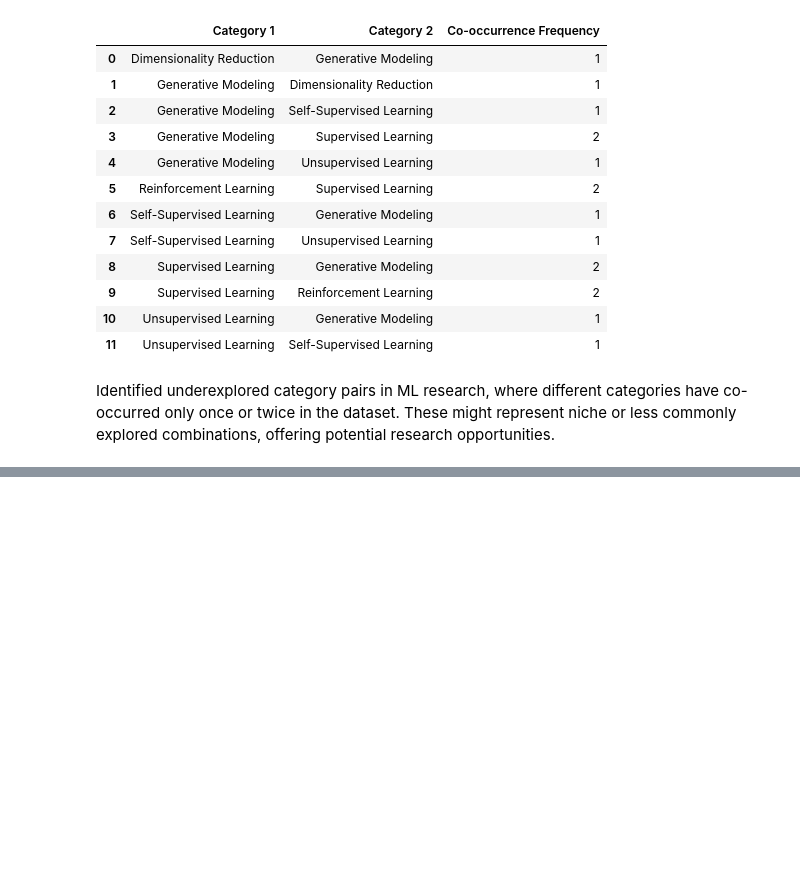
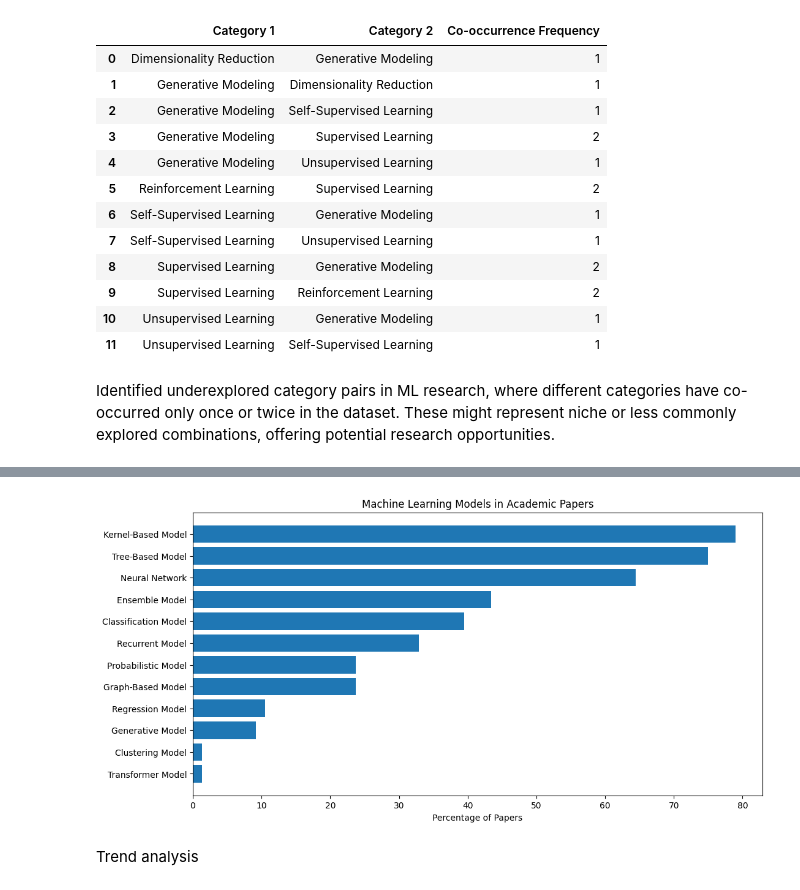
Before and after one commit to seyedrezamirkhani/ml-lncRNA, a Jupyter notebook: src/notebooks/part-03-finding-ML-methods-with-rules/12-analyse-search-results.ipynb, the cells around one changed output, grey strips where cells are left out. Cells and saved outputs as stored; diff of their text form; code cells hidden in the pictures; blank space fills up the shorter version.

```diff
--- a/src/notebooks/part-03-finding-ML-methods-with-rules/12-analyse-search-results.ipynb
+++ b/src/notebooks/part-03-finding-ML-methods-with-rules/12-analyse-search-results.ipynb
@@ -632,0 +695,11 @@ Identified underexplored category pairs in ML research, where different categori
+# %%
+plot_category_vs_papers(df=ml_category_counts_df,
+                        category='ml_model_category',
+                        papers='paper_pct',
+                        title='Machine Learning Models in Academic Papers',
+                        xlabel='Percentage of Papers'
+                       )
+# %% [output]
+[figure, added]
+# %% [markdown]
+Trend analysis
```
Also changed, not shown: parts of 23 cells of this notebook.
